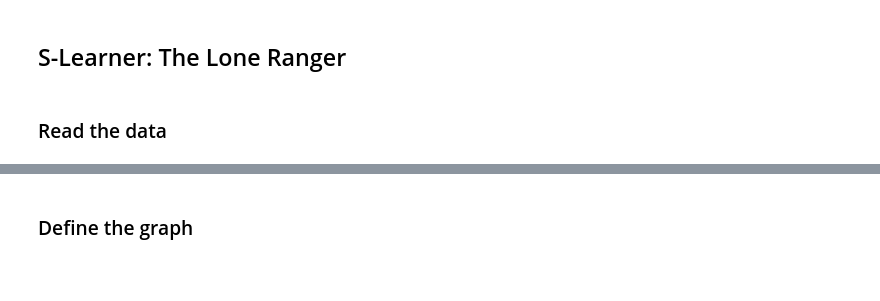
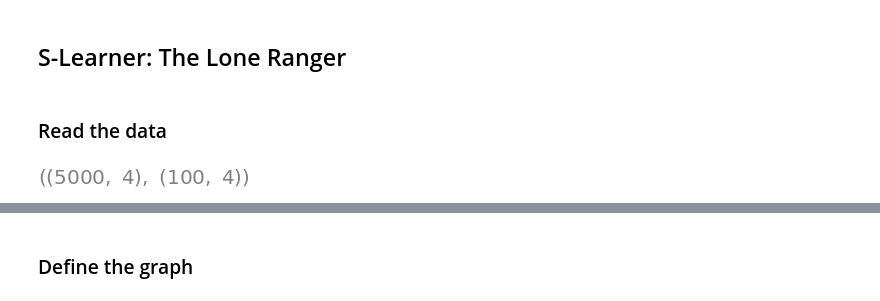
Before and after one commit to PacktPublishing/Causal-Inference-and-Discovery-in-Python, a Jupyter notebook: Chapter_09.ipynb, the cells around one changed output, grey strips where cells are left out. Drawn from its saved outputs; the diff is of its cells as text; code cells hidden in the pictures; blank space fills up the shorter version.

```diff
--- a/Chapter_09.ipynb
+++ b/Chapter_09.ipynb
@@ -258,3 +258,7 @@ earnings_interaction_train = pd.read_csv(r'./data/ml_earnings_interaction_train.
 
 # Test set
 earnings_interaction_test = pd.read_csv(r'./data/ml_earnings_interaction_test.csv')
+# %%
+earnings_interaction_train.shape, earnings_interaction_test.shape
+# %% [output]
+[figure, added]
```
Also changed, not shown: parts of 1 cell of this notebook, 2 other files.
